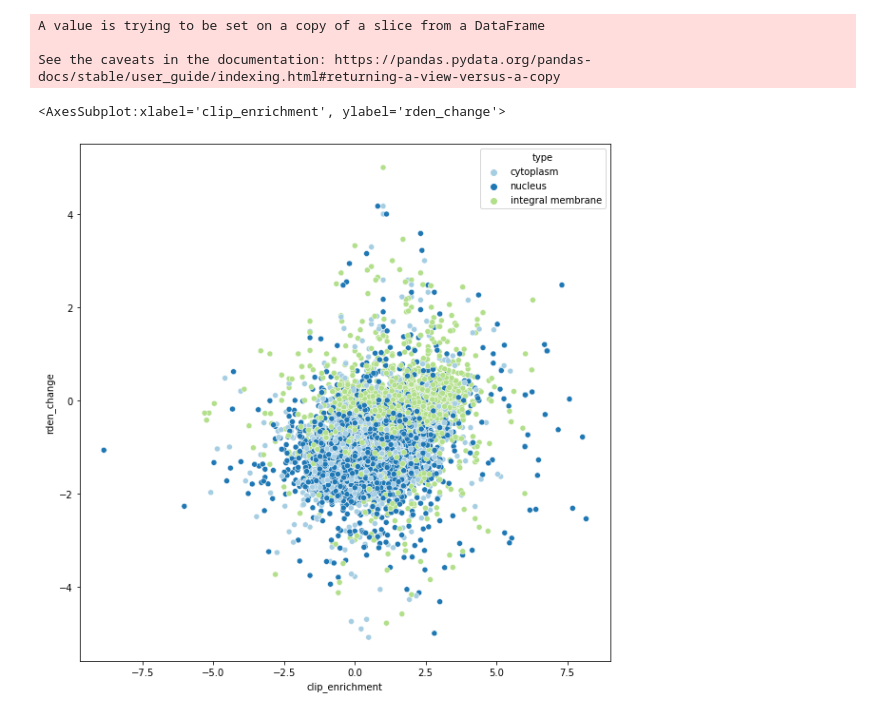
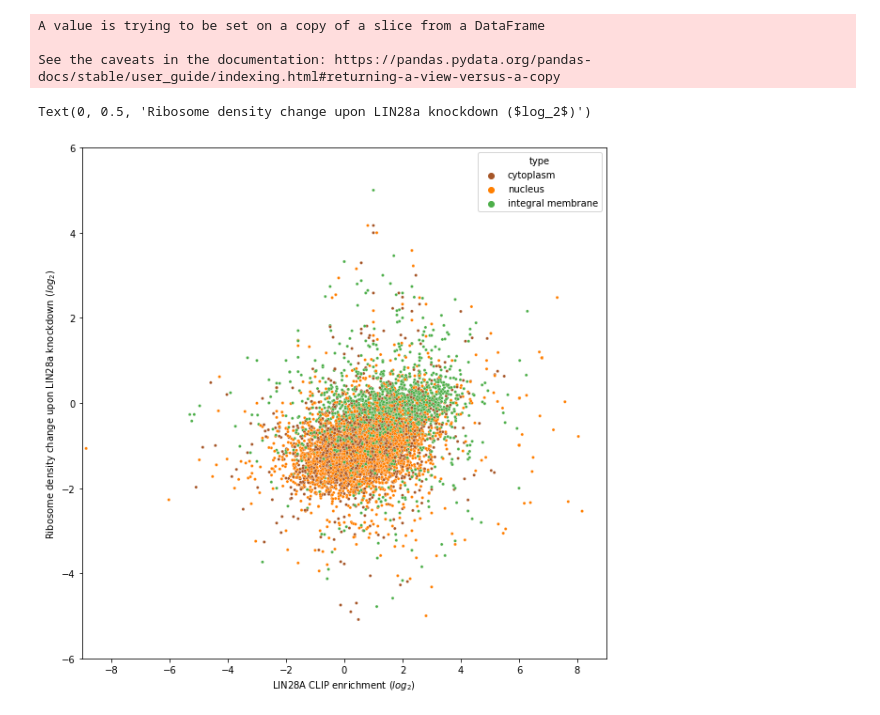
Before and after one commit to ChangyunCho/bioinfo_mission, a Jupyter notebook: mission_1/mission_1.ipynb, the cells around one changed output. Cells and saved outputs as stored; diff of their text form; code cells hidden in the pictures.

Commit message:
Revise plot (color, x label, y label, range, size)

```diff
--- a/mission_1/mission_1.ipynb
+++ b/mission_1/mission_1.ipynb
@@ -31,7 +31,11 @@ A value is trying to be set on a copy of a slice from a DataFrame
 See the caveats in the documentation: https://pandas.pydata.org/pandas-docs/stable/user_guide/indexing.html#returning-a-view-versus-a-copy
 # %%
 plt.figure(figsize = (10,10))
-sns.scatterplot(x = np.log2(merged_data['clip_enrichment']), y = np.log2(merged_data['rden_change']), data = merged_data, hue = 'type', palette = 'Paired')
+sns.scatterplot(x = np.log2(merged_data['clip_enrichment']), y = np.log2(merged_data['rden_change']), data = merged_data, hue = 'type', palette = 'Set1_r', s = 10)
+plt.xlim(-9,9)
+plt.ylim(-6,6)
+plt.xlabel(r'LIN28A CLIP enrichment ($log_2$)')
+plt.ylabel(r'Ribosome density change upon LIN28a knockdown ($log_2$)')
 # %% [output]
-<AxesSubplot:xlabel='clip_enrichment', ylabel='rden_change'>
+Text(0, 0.5, 'Ribosome density change upon LIN28a knockdown ($log_2$)')
-[figure, old version]
+[figure, new version]
```
